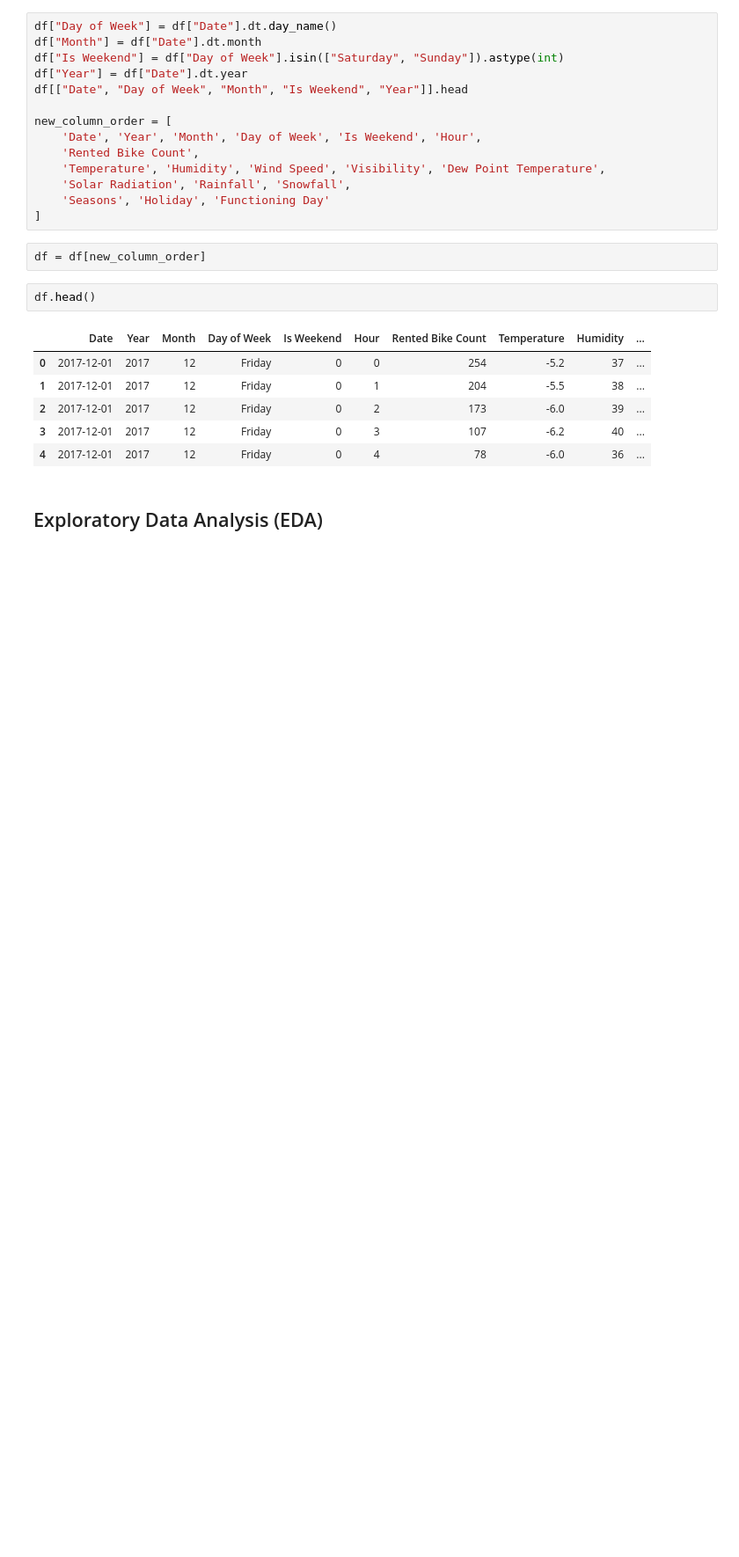
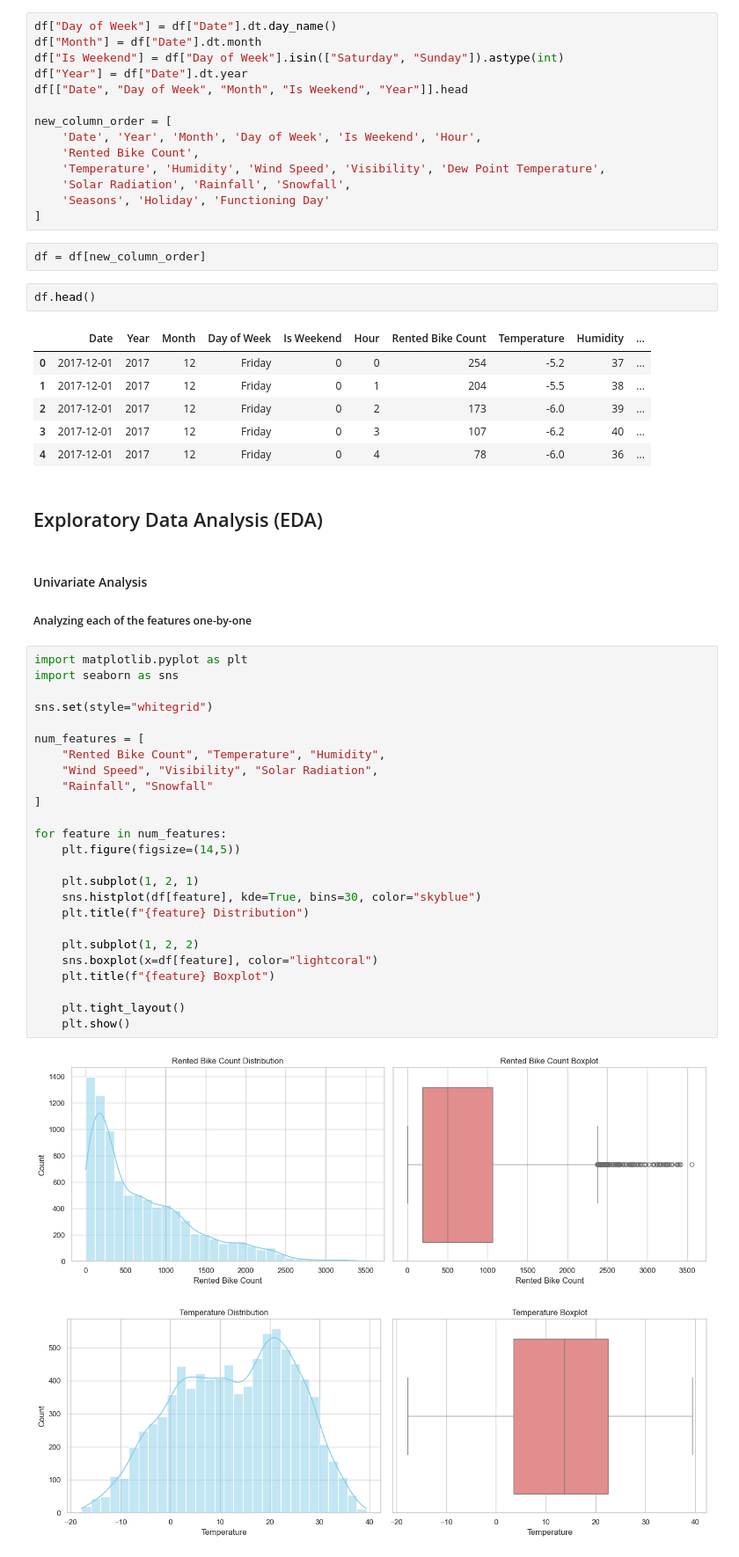
Before and after one commit to BarraHarrison/Seoul-Bike-Sharing, a Jupyter notebook: main.ipynb, the cells around one changed output. Shown at 88% size. Saved outputs shown, nothing was run; the diff lists cells and outputs as text; blank space fills up the shorter version.

Commit message:
Created Boxplots and Histograms for Univariate Analysis

```diff
--- a/main.ipynb
+++ b/main.ipynb
@@ -84,3 +84,34 @@ df.head()
 | 4 | 2017-12-01 | 2017 | 12 | Friday | 0 | 4 | 78 | -6.0 | 36 | ... |
 # %% [markdown]
 ## Exploratory Data Analysis (EDA)
+# %% [markdown]
+#### Univariate Analysis
+##### Analyzing each of the features one-by-one
+# %%
+import matplotlib.pyplot as plt
+import seaborn as sns
+
+sns.set(style="whitegrid")
+
+num_features = [
+    "Rented Bike Count", "Temperature", "Humidity",
+    "Wind Speed", "Visibility", "Solar Radiation",
+    "Rainfall", "Snowfall"
+]
+
+for feature in num_features:
+    plt.figure(figsize=(14,5))
+
+    plt.subplot(1, 2, 1)
+    sns.histplot(df[feature], kde=True, bins=30, color="skyblue")
+    plt.title(f"{feature} Distribution")
+
+    plt.subplot(1, 2, 2)
+    sns.boxplot(x=df[feature], color="lightcoral")
+    plt.title(f"{feature} Boxplot")
+
+    plt.tight_layout()
+    plt.show()
+# %% [output]
+[figure, added]
+[figure, added]
```
Also changed, not shown: parts of 1 cell of this notebook.
